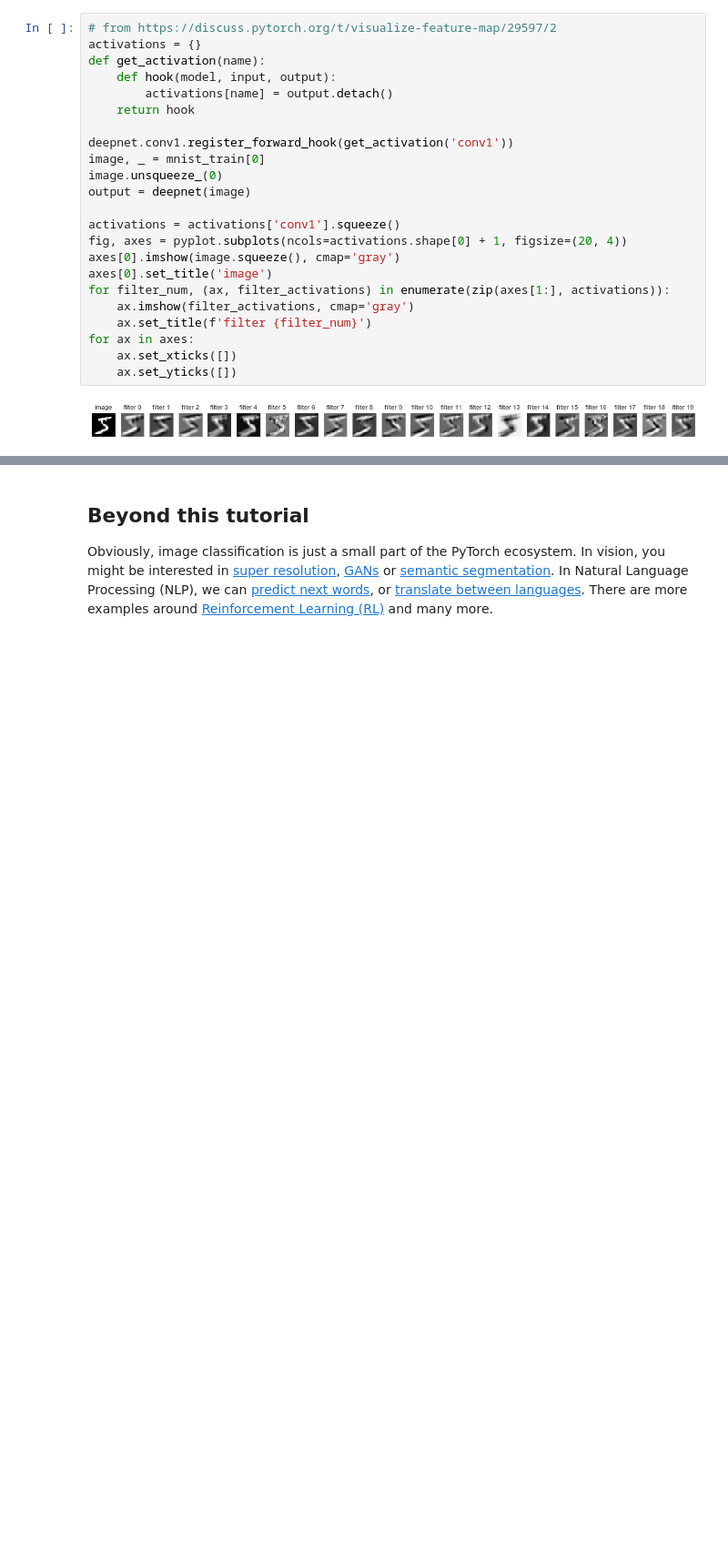
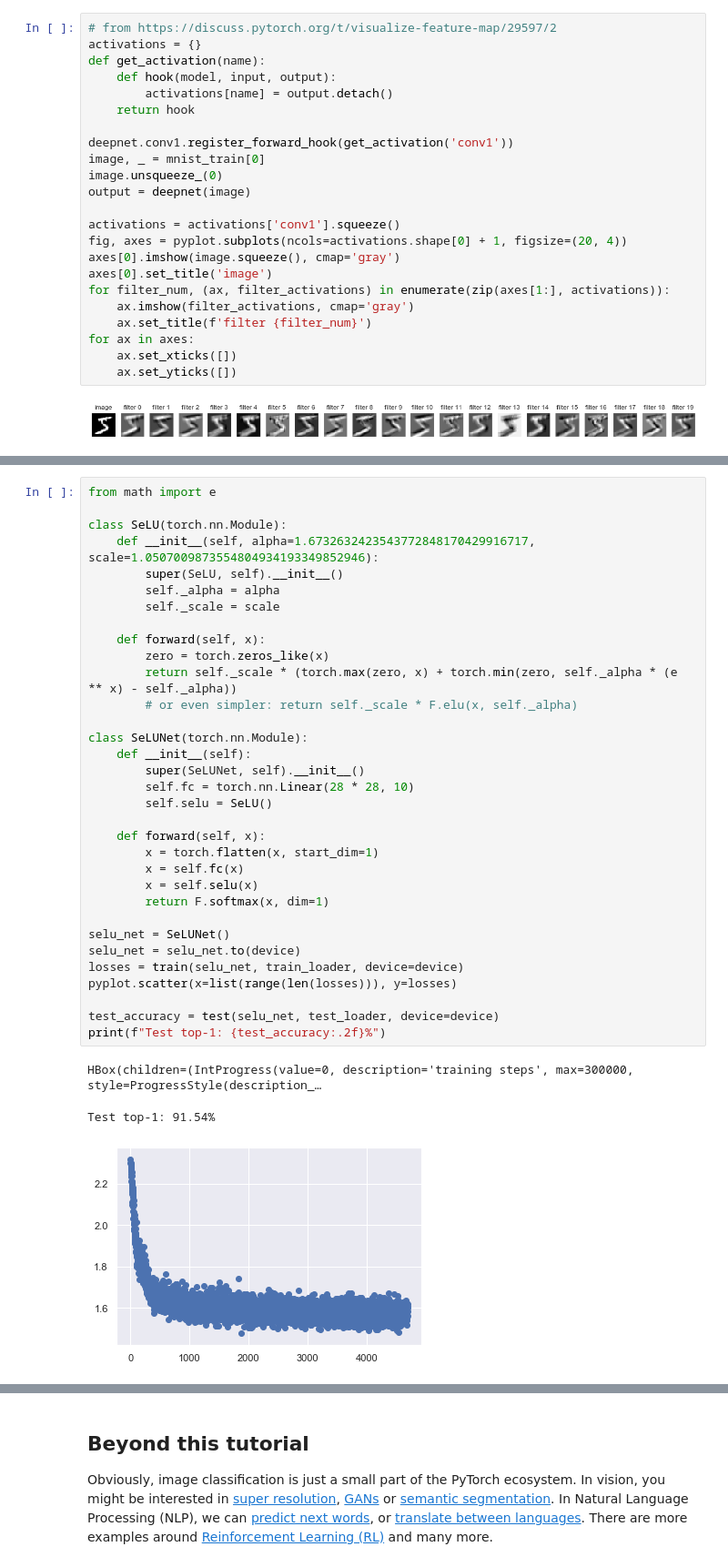
Before and after one commit to mschrimpf/pytorch_tutorial, a Jupyter notebook: tutorial.ipynb, the cells around one changed output, grey strips where cells are left out. Shown at 91% size. Drawn from its saved outputs; the diff is of its cells as text; blank space fills up the shorter version.

```diff
--- a/tutorial.ipynb
+++ b/tutorial.ipynb
@@ -294,0 +312,37 @@ for ax in axes:
+# %%
+from math import e
+
+class SeLU(torch.nn.Module):
+    def __init__(self, alpha=1.6732632423543772848170429916717, scale=1.0507009873554804934193349852946):
+        super(SeLU, self).__init__()
+        self._alpha = alpha
+        self._scale = scale
+
+    def forward(self, x):
+        zero = torch.zeros_like(x)
+        return self._scale * (torch.max(zero, x) + torch.min(zero, self._alpha * (e ** x) - self._alpha))
+        # or even simpler: return self._scale * F.elu(x, self._alpha)
+
+class SeLUNet(torch.nn.Module):
+    def __init__(self):
+        super(SeLUNet, self).__init__()
+        self.fc = torch.nn.Linear(28 * 28, 10)
+        self.selu = SeLU()
+
+    def forward(self, x):
+        x = torch.flatten(x, start_dim=1)
+        x = self.fc(x)
+        x = self.selu(x)
+        return F.softmax(x, dim=1)
+
+selu_net = SeLUNet()
+selu_net = selu_net.to(device)
+losses = train(selu_net, train_loader, device=device)
+pyplot.scatter(x=list(range(len(losses))), y=losses)
+
+test_accuracy = test(selu_net, test_loader, device=device)
+print(f"Test top-1: {test_accuracy:.2f}%")
+# %% [output]
+HBox(children=(IntProgress(value=0, description='training steps', max=300000, style=ProgressStyle(description_…
+Test top-1: 91.54%
+[figure, added]
```
Also changed, not shown: parts of 5 cells of this notebook.
